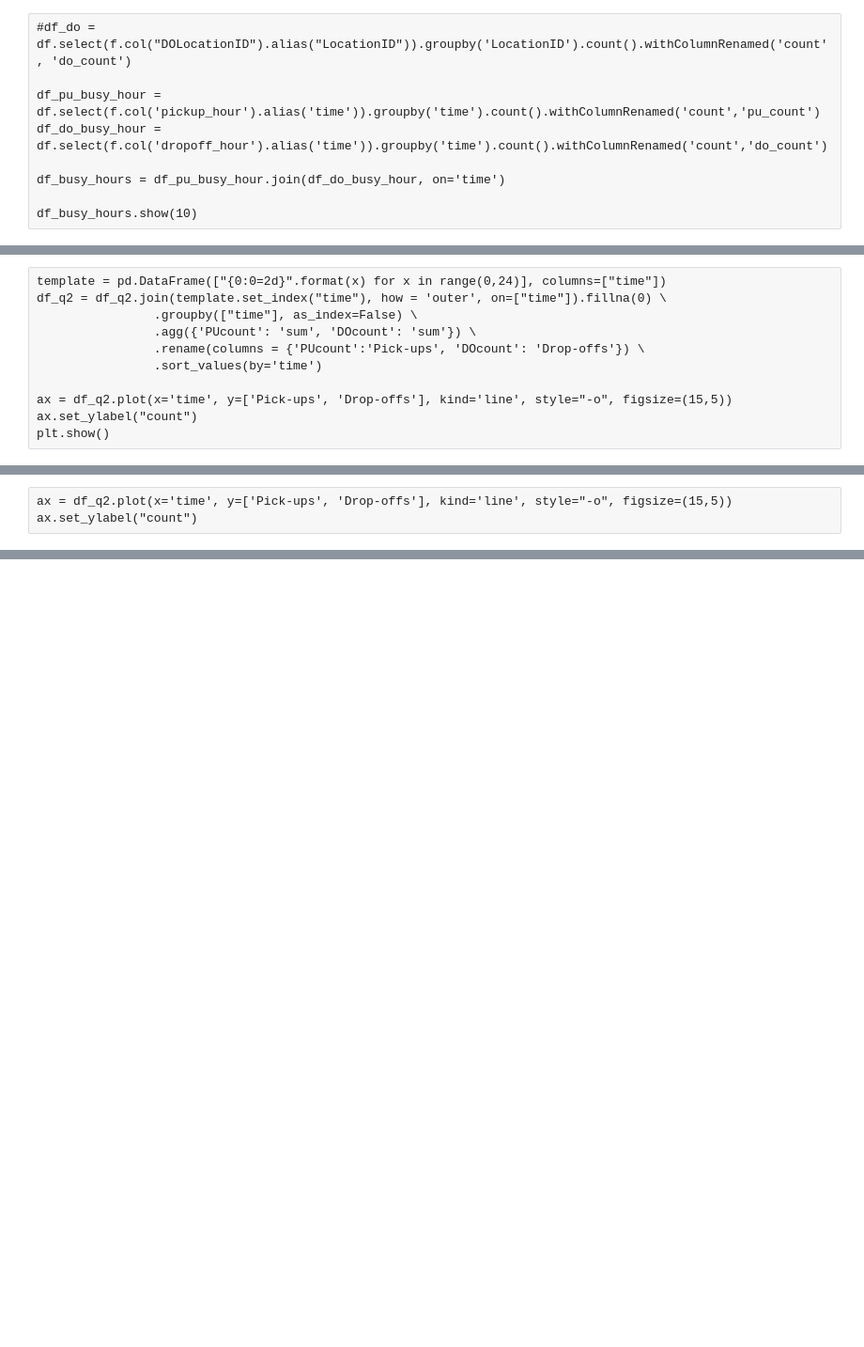
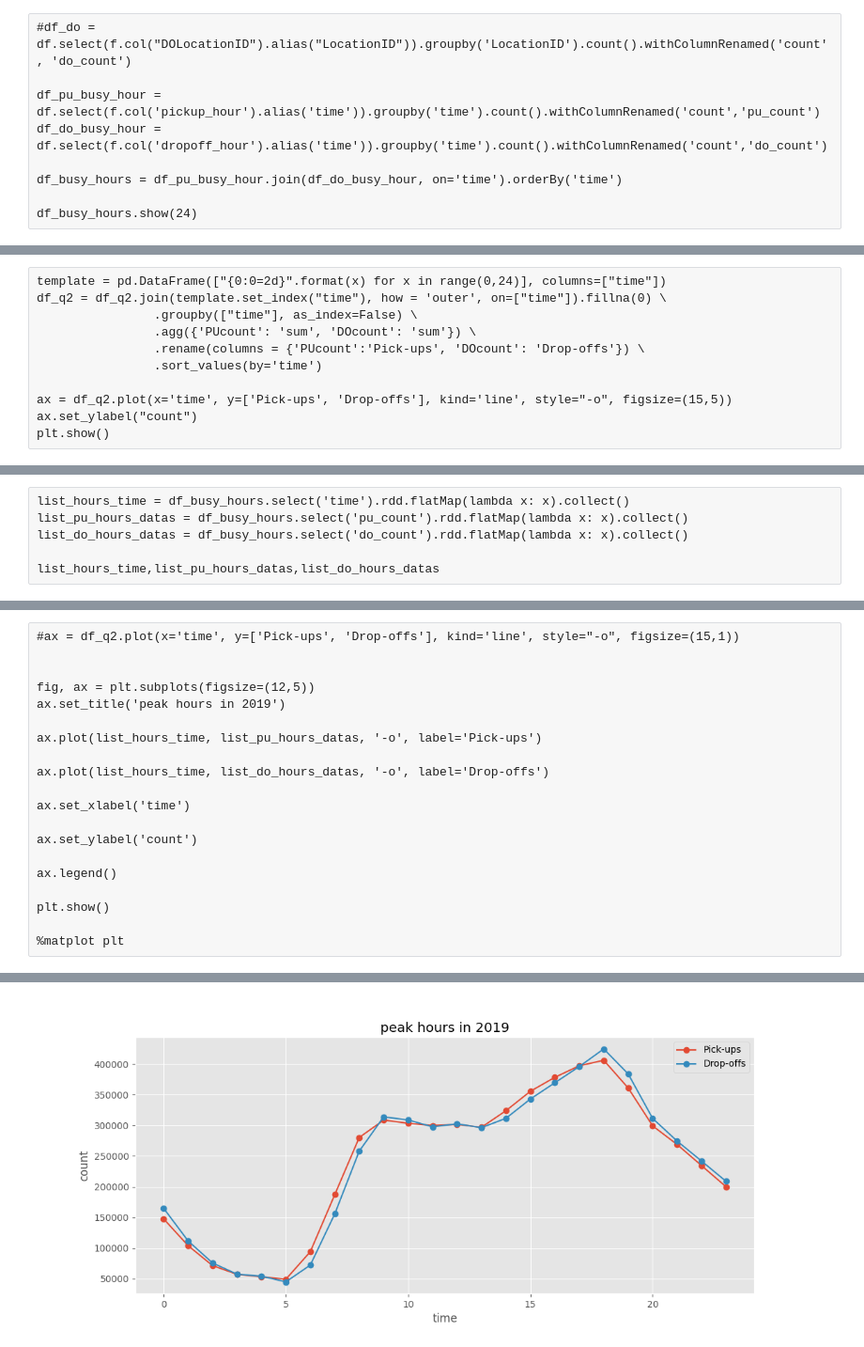
Before and after one commit to crazybber/go-jupyter, a Jupyter notebook: ETL-with-spark_2.ipynb, the cells around one changed output, grey strips where cells are left out. Shown at 94% size. Cells and saved outputs as stored; diff of their text form; blank space fills up the shorter version.

```diff
--- a/ETL-with-spark_2.ipynb
+++ b/ETL-with-spark_2.ipynb
@@ -991,9 +990,9 @@ df_q2 = df_pu.merge(df_do, on="time")
 df_pu_busy_hour = df.select(f.col('pickup_hour').alias('time')).groupby('time').count().withColumnRenamed('count','pu_count')
 df_do_busy_hour = df.select(f.col('dropoff_hour').alias('time')).groupby('time').count().withColumnRenamed('count','do_count')
 
-df_busy_hours = df_pu_busy_hour.join(df_do_busy_hour, on='time')
+df_busy_hours = df_pu_busy_hour.join(df_do_busy_hour, on='time').orderBy('time')
 
-df_busy_hours.show(10)
+df_busy_hours.show(24)
 # %% [output]
 [interactive output not drawn]
 +----+--------+--------+
@@ -1045,0 +1026,6 @@ df_busy_hours.orderBy('time').show(24)
+# %%
+list_hours_time = df_busy_hours.select('time').rdd.flatMap(lambda x: x).collect()
+list_pu_hours_datas = df_busy_hours.select('pu_count').rdd.flatMap(lambda x: x).collect()
+list_do_hours_datas = df_busy_hours.select('do_count').rdd.flatMap(lambda x: x).collect()
+
+list_hours_time,list_pu_hours_datas,list_do_hours_datas
@@ -1046,3 +1035,21 @@ df_busy_hours.orderBy('time').show(24)
 # %%
-ax = df_q2.plot(x='time', y=['Pick-ups', 'Drop-offs'], kind='line', style="-o", figsize=(15,5))
-ax.set_ylabel("count")
+#ax = df_q2.plot(x='time', y=['Pick-ups', 'Drop-offs'], kind='line', style="-o", figsize=(15,1))
+
+
+fig, ax = plt.subplots(figsize=(12,5))
+ax.set_title('peak hours in 2019')
+
+ax.plot(list_hours_time, list_pu_hours_datas, '-o', label='Pick-ups')
+
+ax.plot(list_hours_time, list_do_hours_datas, '-o', label='Drop-offs')
+
+ax.set_xlabel('time')
+
+ax.set_ylabel('count')
+
+ax.legend()
+
+plt.show()
+
+%matplot plt
+# %% [output]
@@ -1048,0 +1057 @@ ax.set_ylabel("count")
+[figure, added]
```
Also changed, not shown: parts of 10 cells of this notebook, 1 other file.
